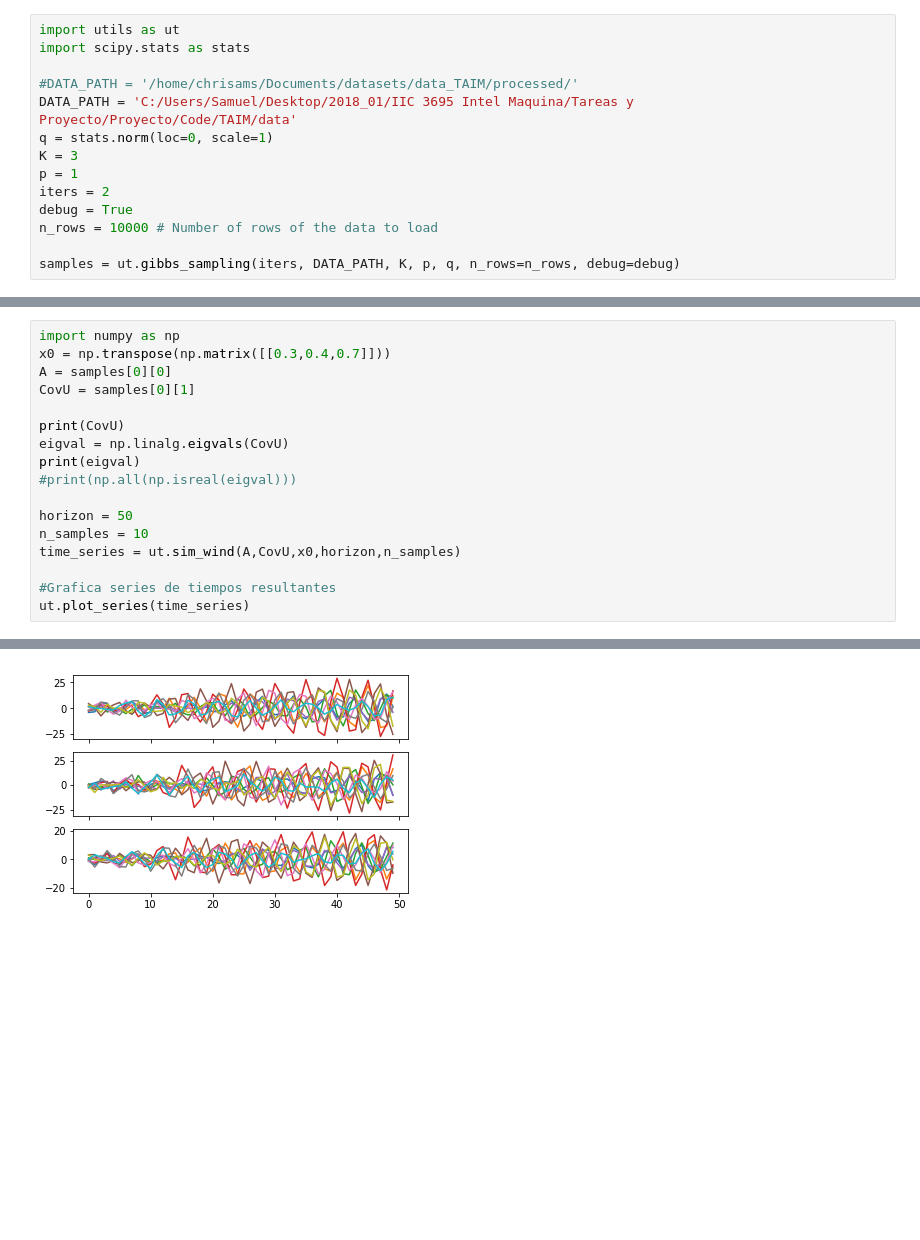
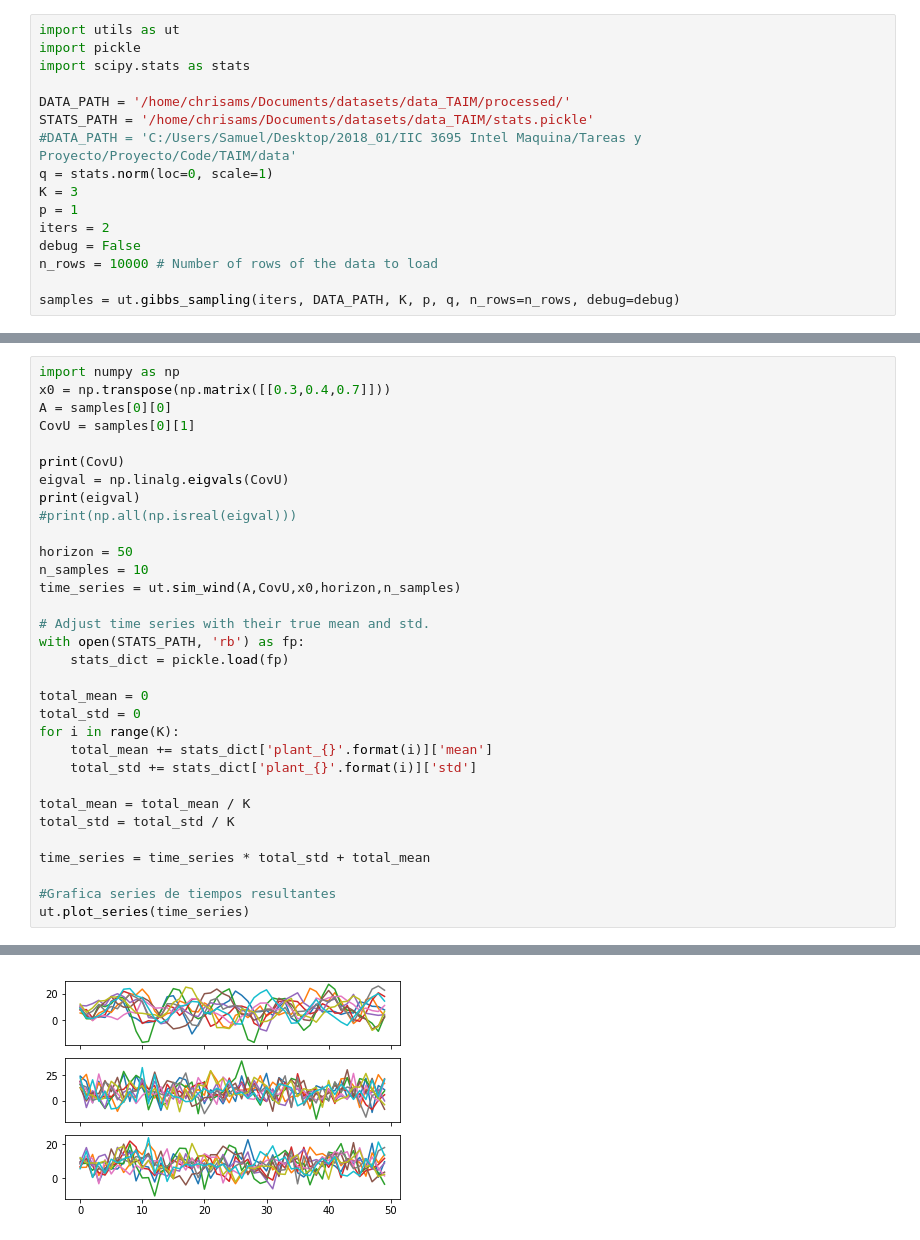
Before and after one commit to ChrisAMS/TAIM, a Jupyter notebook: Proyect - Deliver 1.ipynb, the cells around one changed output, grey strips where cells are left out. Saved outputs shown, nothing was run; the diff lists cells and outputs as text; blank space fills up the shorter version.

Commit message:
added offset of time series and some comments to the code

```diff
--- a/Proyect - Deliver 1.ipynb
+++ b/Proyect - Deliver 1.ipynb
@@ -1,14 +5,16 @@
 # %%
 import utils as ut
+import pickle
 import scipy.stats as stats
 
-#DATA_PATH = '/home/chrisams/Documents/datasets/data_TAIM/processed/'
-DATA_PATH = 'C:/Users/Samuel/Desktop/2018_01/IIC 3695 Intel Maquina/Tareas y Proyecto/Proyecto/Code/TAIM/data'
+DATA_PATH = '/home/chrisams/Documents/datasets/data_TAIM/processed/'
+STATS_PATH = '/home/chrisams/Documents/datasets/data_TAIM/stats.pickle'
+#DATA_PATH = 'C:/Users/Samuel/Desktop/2018_01/IIC 3695 Intel Maquina/Tareas y Proyecto/Proyecto/Code/TAIM/data'
 q = stats.norm(loc=0, scale=1)
 K = 3
 p = 1
 iters = 2
-debug = True
+debug = False
 n_rows = 10000 # Number of rows of the data to load
 
 samples = ut.gibbs_sampling(iters, DATA_PATH, K, p, q, n_rows=n_rows, debug=debug)
@@ -48,6 +48,21 @@ horizon = 50
 n_samples = 10
 time_series = ut.sim_wind(A,CovU,x0,horizon,n_samples)
 
+# Adjust time series with their true mean and std.
+with open(STATS_PATH, 'rb') as fp:
+    stats_dict = pickle.load(fp)
+
+total_mean = 0
+total_std = 0
+for i in range(K):
+    total_mean += stats_dict['plant_{}'.format(i)]['mean']
+    total_std += stats_dict['plant_{}'.format(i)]['std']
+
+total_mean = total_mean / K
+total_std = total_std / K
+
+time_series = time_series * total_std + total_mean
+
 #Grafica series de tiempos resultantes
 ut.plot_series(time_series)
 # %% [output]
@@ -58 +73 @@ ut.plot_series(time_series)
-[figure, old version]
+[figure, new version]
```
Also changed, not shown: parts of 4 cells of this notebook, 4 other files.
